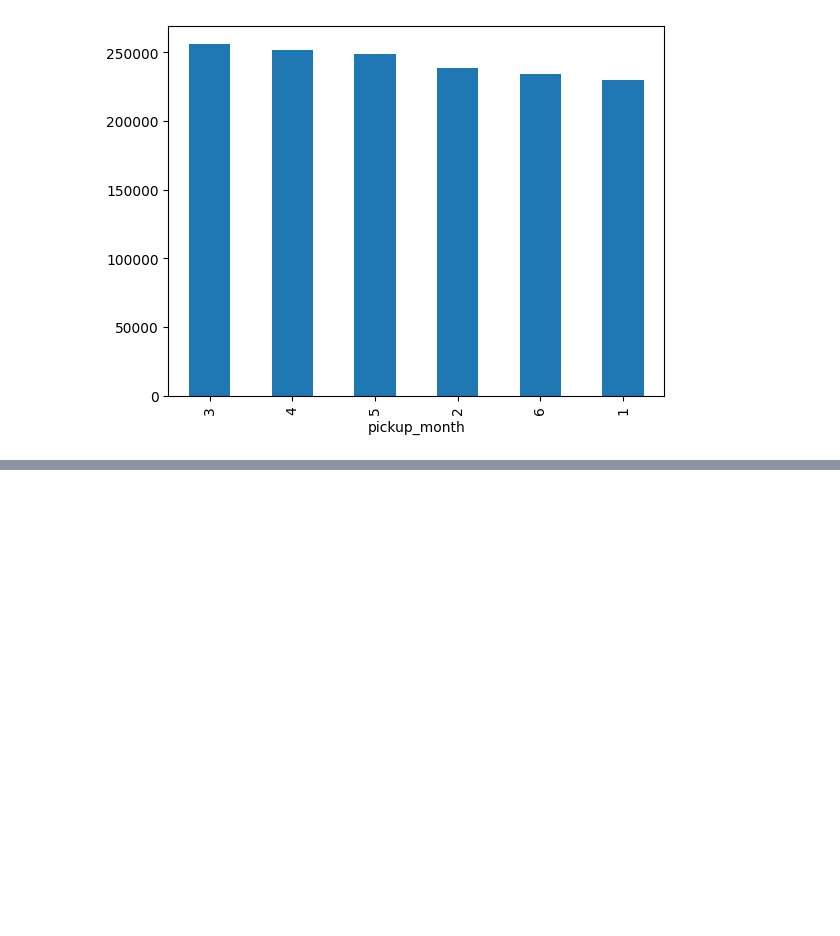
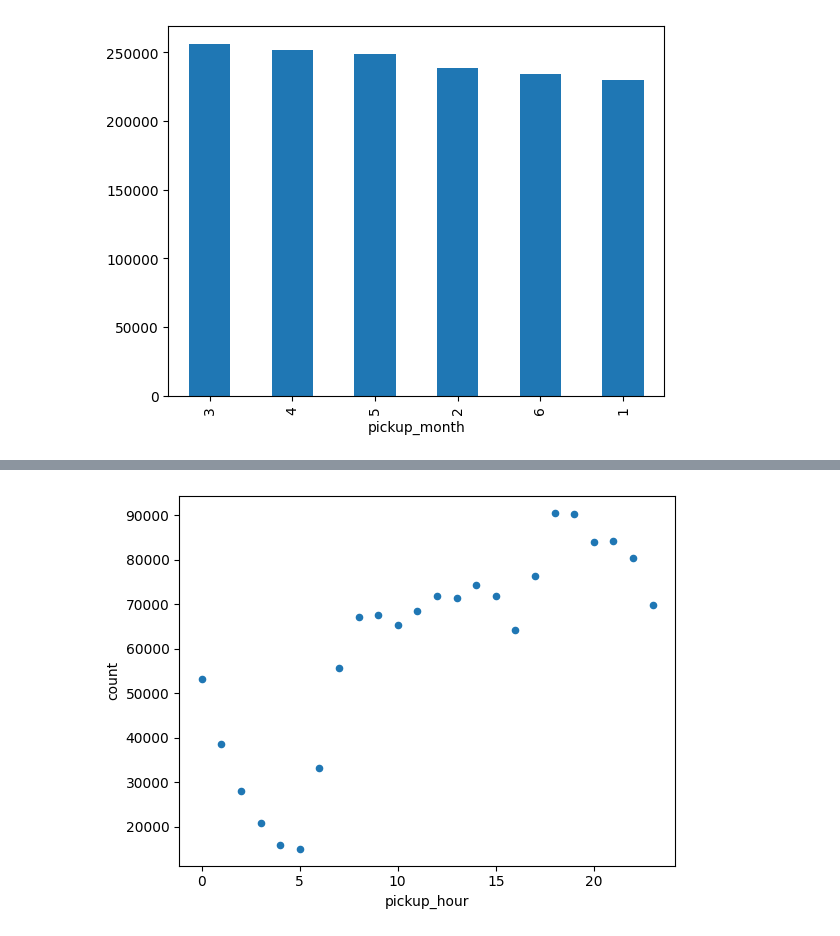
Before and after one commit to Himanshu-1703/kaggle-notebooks, a Jupyter notebook: rushing-through-nyc.ipynb, the cells around one changed output, grey strips where cells are left out. Drawn from its saved outputs; the diff is of its cells as text; code cells hidden in the pictures; blank space fills up the shorter version.

```diff
--- a/rushing-through-nyc.ipynb
+++ b/rushing-through-nyc.ipynb
@@ -593,0 +607,13 @@ plt.show()
+# %%
+# rush hours divided into 3 clusters. (high rush, avg rush, low rush)
+
+cluster_input = train_df_new['pickup_hour'] \
+.value_counts() \
+.sort_index() \
+.reset_index()
+
+cluster_input.plot(x='pickup_hour',y='count',kind='scatter')
+
+plt.show()
+# %% [output]
+[figure, added]
```
Also changed, not shown: parts of 14 cells of this notebook.
